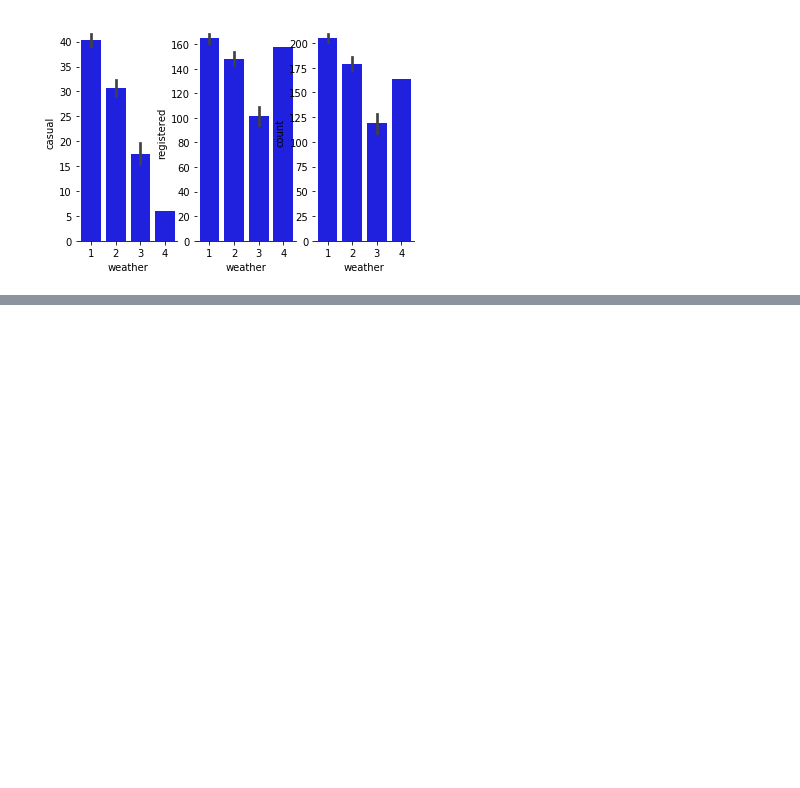
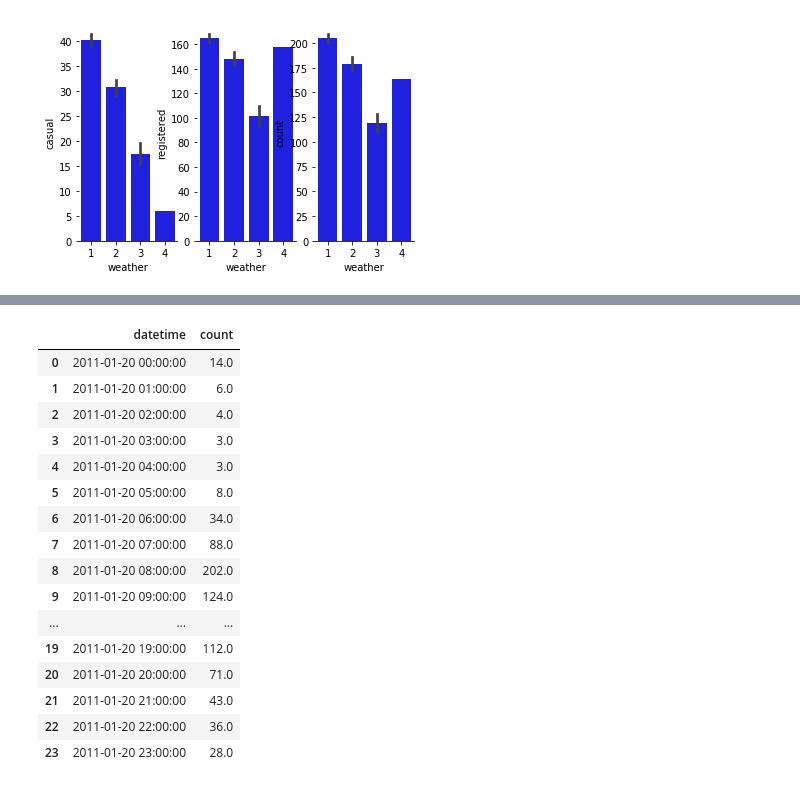
Before and after one commit to zachzhaoduke/Bike-Sharing-Demand-Forecasting, a Jupyter notebook: Bike Sharing Demand Prediction.ipynb, the cells around one changed output, grey strips where cells are left out. Drawn from its saved outputs; the diff is of its cells as text; code cells hidden in the pictures; blank space fills up the shorter version.

```diff
--- a/Bike Sharing Demand Prediction.ipynb
+++ b/Bike Sharing Demand Prediction.ipynb
@@ -502,0 +448,26 @@ final_submission.to_csv('submission.csv',index=False)
+# %%
+#use the adaptive boosting model to predict
+testx['pred'] = rs_cv.predict(X_new)
+testx['pred'] = np.round(testx['pred'])
+testx['datetime'] = test['datetime']
+final_submission = testx[["datetime","pred"]]
+final_submission = final_submission.rename(columns={'pred':'count'})
+final_submission.head(24)
+# %% [output]
+|  | datetime | count |
+| 0 | 2011-01-20 00:00:00 | 14.0 |
+| 1 | 2011-01-20 01:00:00 | 6.0 |
+| 2 | 2011-01-20 02:00:00 | 4.0 |
+| 3 | 2011-01-20 03:00:00 | 3.0 |
+| 4 | 2011-01-20 04:00:00 | 3.0 |
+| 5 | 2011-01-20 05:00:00 | 8.0 |
+| 6 | 2011-01-20 06:00:00 | 34.0 |
+| 7 | 2011-01-20 07:00:00 | 88.0 |
+| 8 | 2011-01-20 08:00:00 | 202.0 |
+| 9 | 2011-01-20 09:00:00 | 124.0 |
+| ... | ... | ... |
+| 19 | 2011-01-20 19:00:00 | 112.0 |
+| 20 | 2011-01-20 20:00:00 | 71.0 |
+| 21 | 2011-01-20 21:00:00 | 43.0 |
+| 22 | 2011-01-20 22:00:00 | 36.0 |
+| 23 | 2011-01-20 23:00:00 | 28.0 |
```
Also changed, not shown: parts of 103 cells of this notebook.
